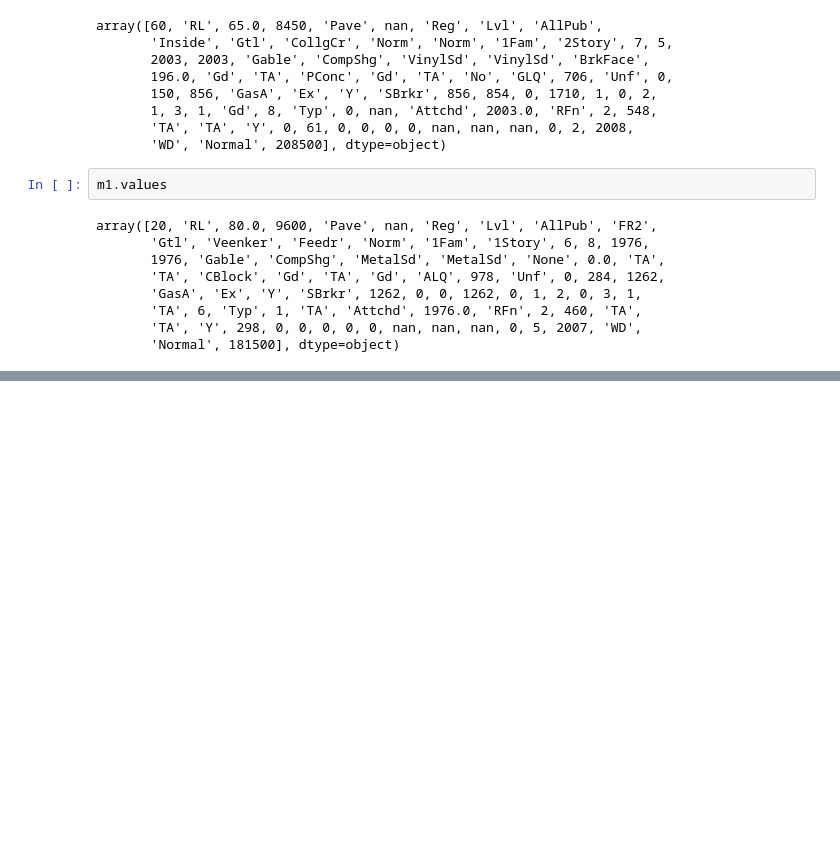
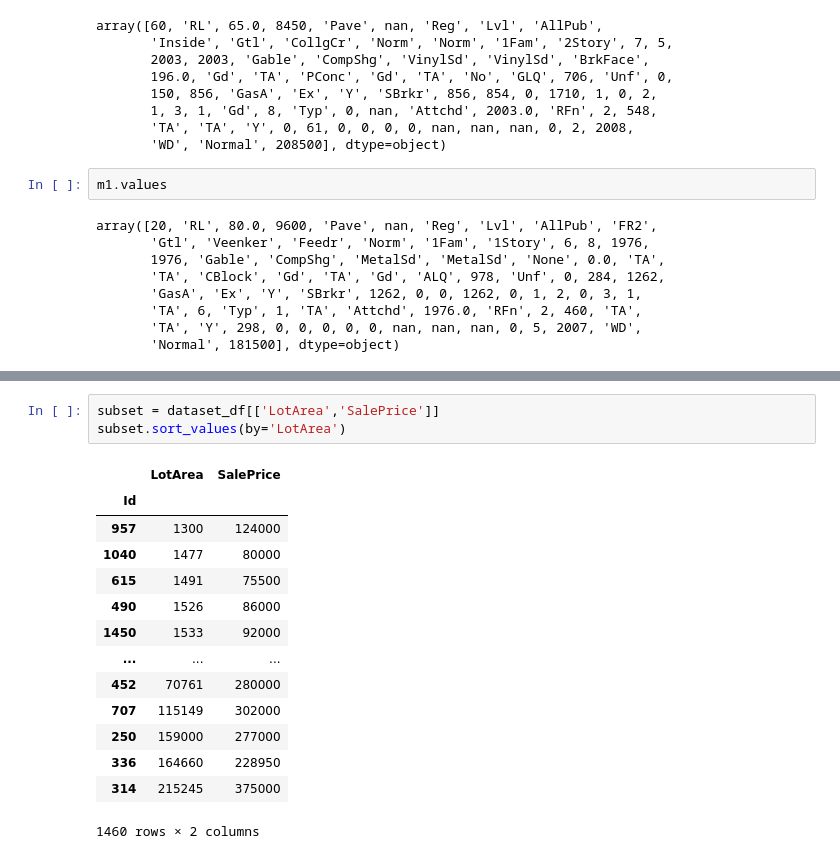
Before and after one commit to ashen007/Tree-based-regression-model, a Jupyter notebook: train.ipynb, the cells around one changed output, grey strips where cells are left out. Drawn from its saved outputs; the diff is of its cells as text; blank space fills up the shorter version.

```diff
--- a/train.ipynb
+++ b/train.ipynb
@@ -60,0 +100,18 @@ array([20, 'RL', 80.0, 9600, 'Pave', nan, 'Reg', 'Lvl', 'AllPub', 'FR2',
+# %%
+subset = dataset_df[['LotArea','SalePrice']]
+subset.sort_values(by='LotArea')
+# %% [output]
+|  | LotArea | SalePrice |
+| Id |  |  |
+| 957 | 1300 | 124000 |
+| 1040 | 1477 | 80000 |
+| 615 | 1491 | 75500 |
+| 490 | 1526 | 86000 |
+| 1450 | 1533 | 92000 |
+| ... | ... | ... |
+| 452 | 70761 | 280000 |
+| 707 | 115149 | 302000 |
+| 250 | 159000 | 277000 |
+| 336 | 164660 | 228950 |
+| 314 | 215245 | 375000 |
+1460 rows × 2 columns
```
Also changed, not shown: parts of 6 cells of this notebook, 1 other file.
